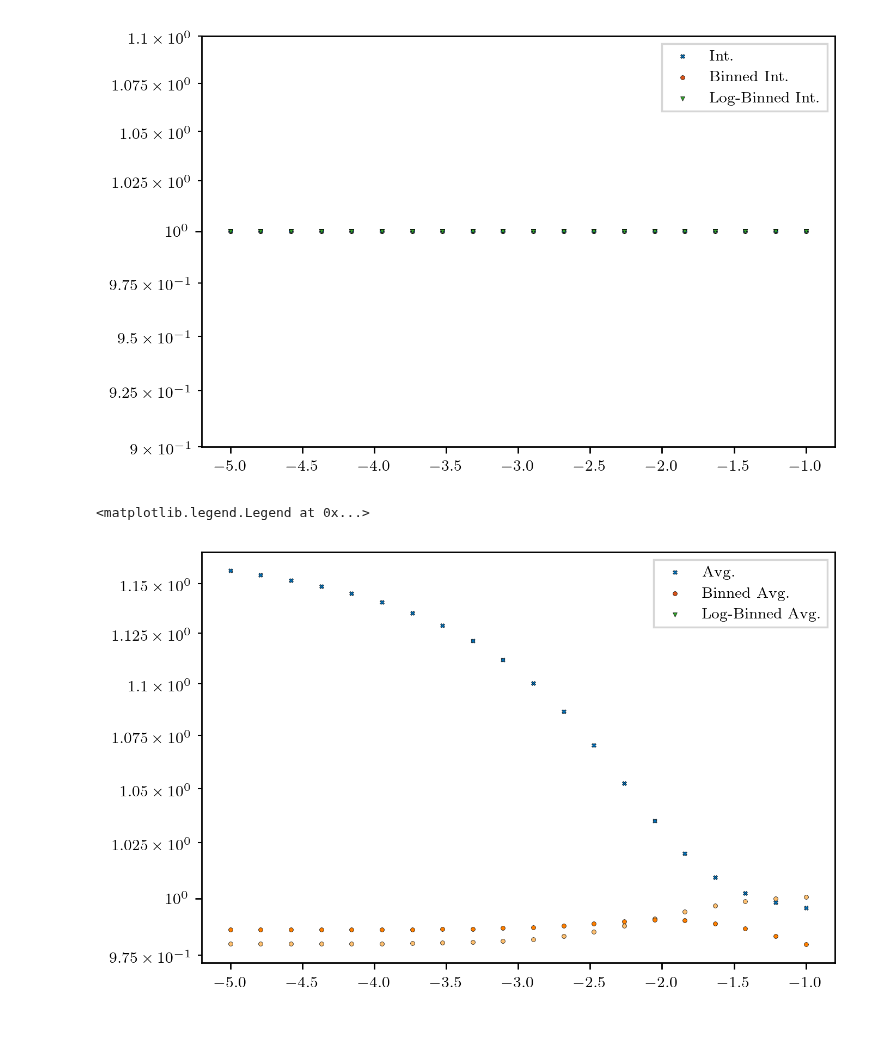
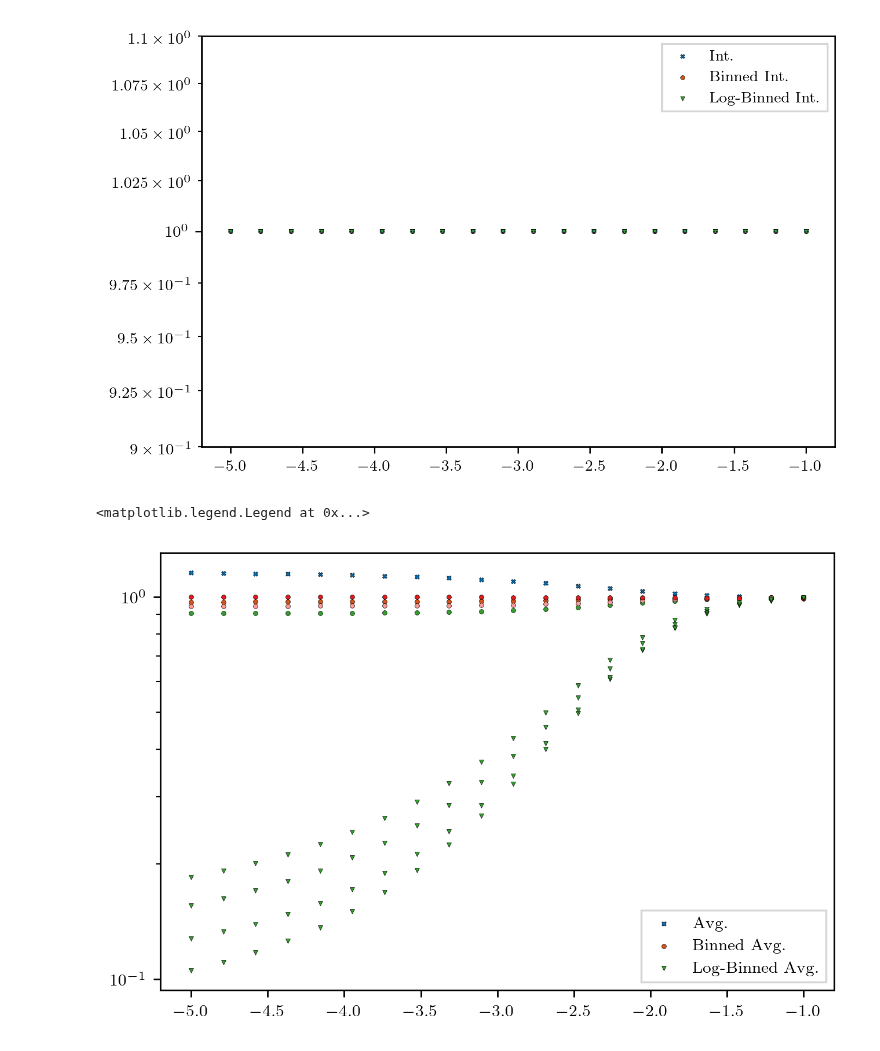
Before and after one commit to mab68/Kea, a Jupyter notebook: example_notebooks/parsevals.ipynb, the cells around one changed output. Drawn from its saved outputs; the diff is of its cells as text; code cells hidden in the pictures.

```diff
--- a/example_notebooks/parsevals.ipynb
+++ b/example_notebooks/parsevals.ipynb
@@ -336,46 +336,46 @@ def kern_center(bins, D, _db, _dx):
     if D == 3:
         return (4./3.) * np.pi * (3. * bins**2 * _db + _db**3 / 4.) / _dx**3
 
 for e, kfek in enumerate(specs):
     kD, fekD = kfek
     km, fekm, width = bin_data(spectra_base.wavenumber_mesh(kD), fekD,
         mean_func=np.nanmean, min_bin=dk, max_bin=None,
         ignore_nan=False, norm_bin_size=True, bin_center=True,
         cut_excess=True, nan_small=False)
     dOmega = kern_center(km, D, width, dk)
     e_estimation = np.nansum(fekm * dOmega * width) * (dk/twopi)**D
     #print(e_estimation / energies[e])
     plt.scatter(alphas[e], e_estimation / energies[e], marker='X', s=5., color=c[0], zorder=2, linewidth=0.2, edgecolor='black')
     #assert np.isclose(np.nansum(fekm * width * dOmega) * (1./twopi)**D / energies[e], 1., rtol=0.001)
 
-    for i in range(12, 14):
+    for i in range(4, 8):
         km, fekm, width = bin_data(spectra_base.wavenumber_mesh(kD), fekD,
-                mean_func=np.nanmean, min_bin=dk, max_bin=None,
-                ignore_nan=False, norm_bin_size=True, bin_center=True,
-                cut_excess=True, nan_small=False, num_bins=N//i)
+            mean_func=np.nanmean, min_bin=dk, max_bin=None,
+            ignore_nan=False, norm_bin_size=True, bin_center=True,
+            cut_excess=True, nan_small=False, num_bins=N//i)
         dOmega = kern_center(km, D, width, dk)
         e_estimation = np.nansum(fekm * dOmega * width) * (dk/twopi)**D
         #print(e_estimation / energies[e])
-        plt.scatter(alphas[e], e_estimation / energies[e], marker='o', s=5., color=c[i-8+1], zorder=2, linewidth=0.2, edgecolor='black')
+        plt.scatter(alphas[e], e_estimation / energies[e], marker='o', s=5., color=c[i-4+1], zorder=2, linewidth=0.2, edgecolor='black')
         #assert np.isclose(np.nansum(fekm * width * dOmega) * (1./twopi)**D / energies[e], 1., rtol=0.001)
 
-    # for i in range(4, 8):
-    #     km, fekm, width = bin_data(spectra_base.wavenumber_mesh(kD), fekD,
-    #                     mean_func=np.nanmean, min_bin=dk, max_bin=None,
-    #                     ignore_nan=False, norm_bin_size=True, bin_center=False,
-    #                     cut_excess=False, nan_small=False, num_bins=N//i, log_space=True)
-    #     dOmega = kern(km, D, width, dk)
-    #     e_estimation = np.nansum(fekm * dOmega) * (dk/twopi)**D
-    #     #print(e_estimation / energies[e])
-    #     plt.scatter(alphas[e], e_estimation / energies[e], marker='v', s=5., color=c[2], zorder=2, linewidth=0.2, edgecolor='black')
-    #     #assert np.isclose(np.nansum(fekm * width * dOmega) * (1./twopi)**D / energies[e], 1., rtol=0.001)
+    for i in range(4, 8):
+        km, fekm, width = bin_data(spectra_base.wavenumber_mesh(kD), fekD,
+            mean_func=np.nanmean, min_bin=dk, max_bin=None,
+            ignore_nan=False, norm_bin_size=True, bin_center=False,
+            cut_excess=True, nan_small=False, num_bins=N//i, log_space=True)
+        dOmega = kern(km, D, width, dk)
+        e_estimation = np.nansum(fekm * dOmega * width) * (dk/twopi)**D
+        #print(e_estimation / energies[e])
+        plt.scatter(alphas[e], e_estimation / energies[e], marker='v', s=5., color=c[2], zorder=2, linewidth=0.2, edgecolor='black')
+        #assert np.isclose(np.nansum(fekm * width * dOmega) * (1./twopi)**D / energies[e], 1., rtol=0.001)
 
 plt.yscale('log')
 #plt.ylim((9e-1, 1.1e0))
 plt.scatter([], [], marker='X', s=5., color=c[0], linewidth=0.2, edgecolor='black', label=r'Avg.')
 plt.scatter([], [], marker='o', s=5., color=c[1], linewidth=0.2, edgecolor='black', label=r'Binned Avg.')
 plt.scatter([], [], marker='v', s=5., color=c[2], linewidth=0.2, edgecolor='black', label=r'Log-Binned Avg.')
 plt.legend(fancybox=False, frameon=True)
 # %% [output]
 <matplotlib.legend.Legend at 0x...>
-[figure, old version]
+[figure, new version]
```
Also changed, not shown: 16 other files.
